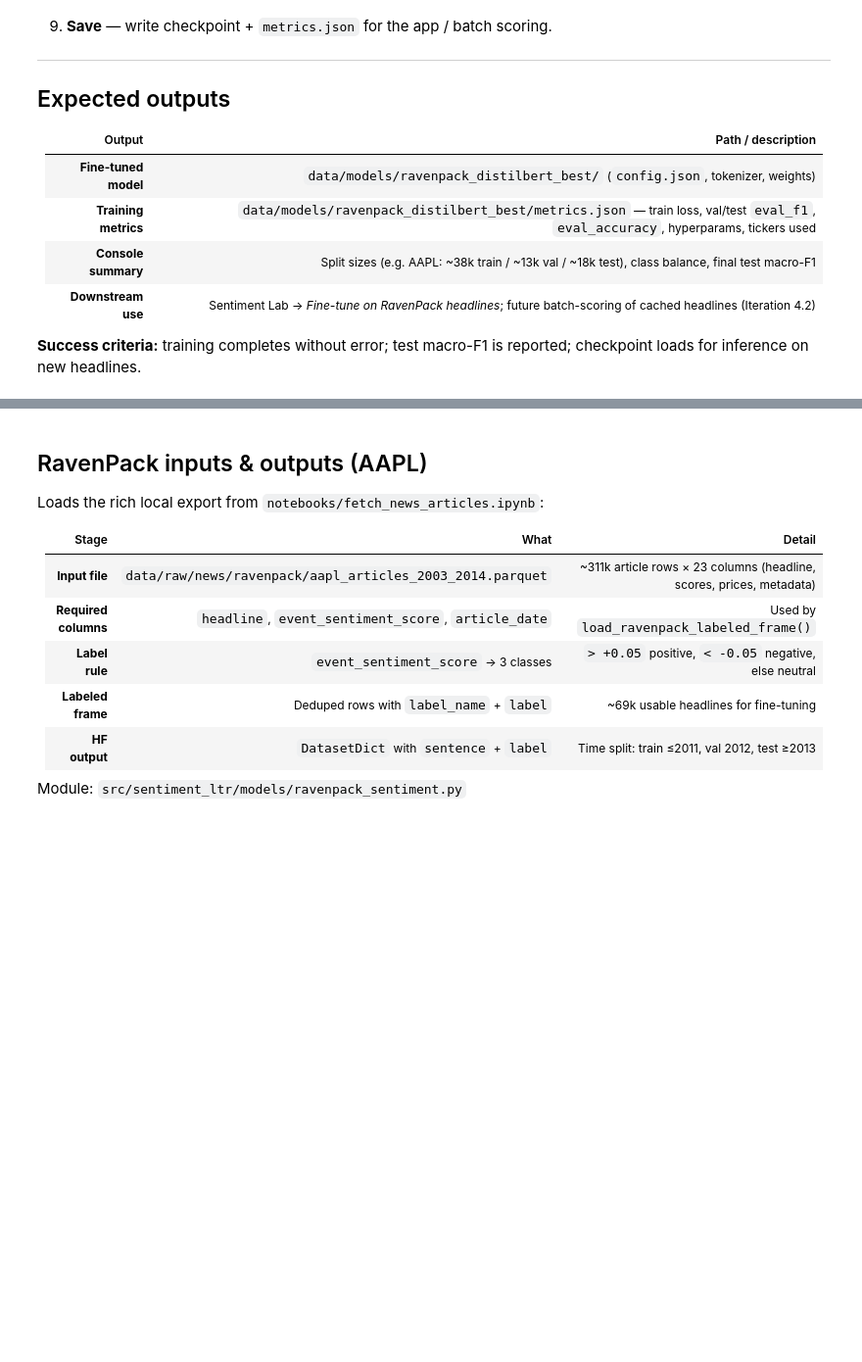
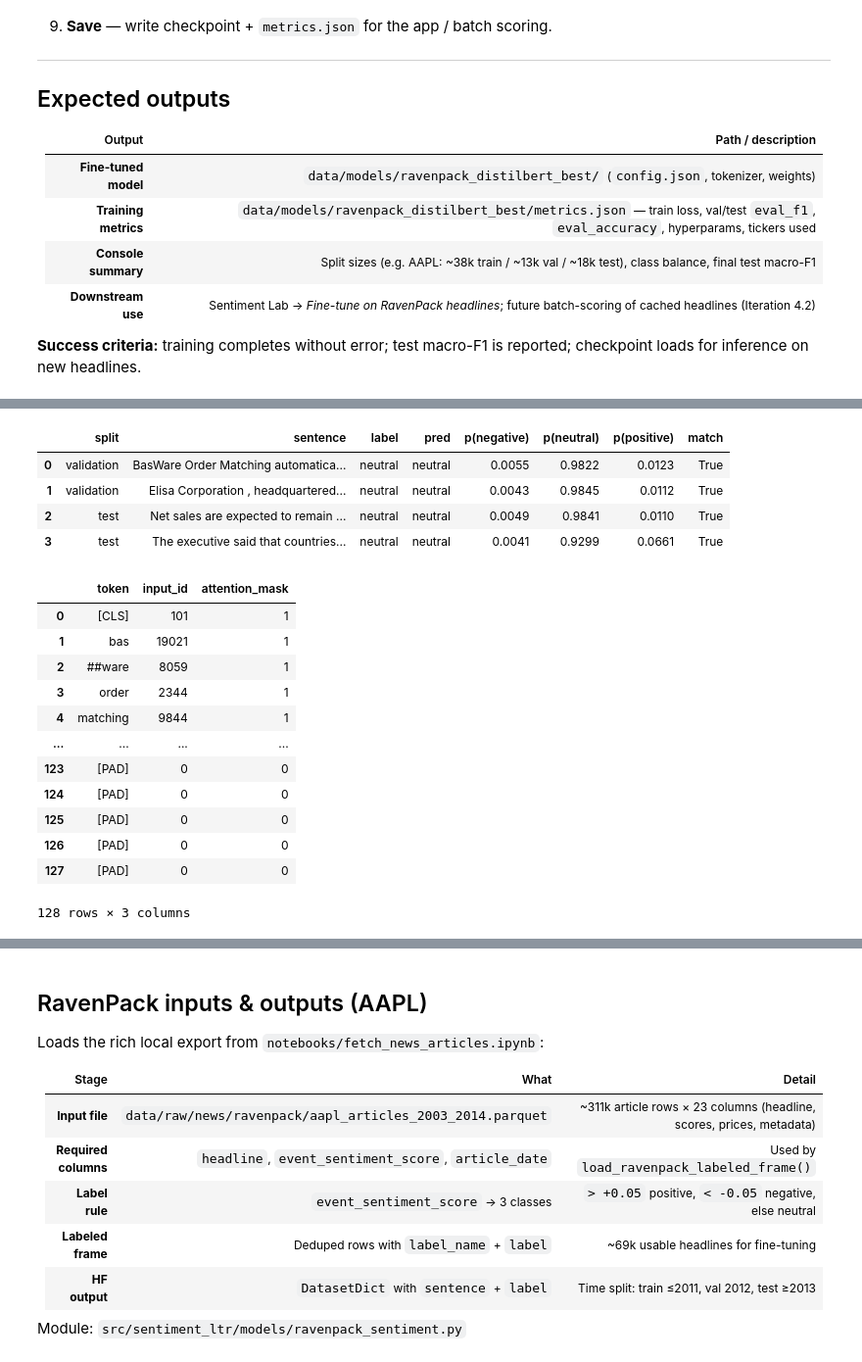
Before and after one commit to armandordorica/sentiment_learn_to_rank_paper, a Jupyter notebook: notebooks/finetune_on_ravenpack.ipynb, the cells around one changed output, grey strips where cells are left out. Shown at 98% size. Drawn from its saved outputs; the diff is of its cells as text; code cells hidden in the pictures; blank space fills up the shorter version.

```diff
--- a/notebooks/finetune_on_ravenpack.ipynb
+++ b/notebooks/finetune_on_ravenpack.ipynb
@@ -245,0 +131,29 @@ print("\n✓ All three id2label maps match — RavenPack labels align with Phras
+# %%
+# ── 2. Sample inferences on PhraseBank validation & test splits ──────────────
+N = 2  # samples per split
+
+sample_results = phrasebank_sample_inference_frame(tokenizer, model, device, n=N)
+display(sample_results)
+
+# ── 3. Training-style tokenization for the first sample sentence ─────────────
+train_max_length = metrics.get("max_length", MAX_LENGTH)
+phrasebank_tokenization_example_frame(tokenizer, sample_results["sentence"].iloc[0], train_max_length)
+# %% [output]
+|  | split | sentence | label | pred | p(negative) | p(neutral) | p(positive) | match |
+| 0 | validation | BasWare Order Matching automatica... | neutral | neutral | 0.0055 | 0.9822 | 0.0123 | True |
+| 1 | validation | Elisa Corporation , headquartered... | neutral | neutral | 0.0043 | 0.9845 | 0.0112 | True |
+| 2 | test | Net sales are expected to remain ... | neutral | neutral | 0.0049 | 0.9841 | 0.0110 | True |
+| 3 | test | The executive said that countries... | neutral | neutral | 0.0041 | 0.9299 | 0.0661 | True |
+|  | token | input_id | attention_mask |
+| 0 | [CLS] | 101 | 1 |
+| 1 | bas | 19021 | 1 |
+| 2 | ##ware | 8059 | 1 |
+| 3 | order | 2344 | 1 |
+| 4 | matching | 9844 | 1 |
+| ... | ... | ... | ... |
+| 123 | [PAD] | 0 | 0 |
+| 124 | [PAD] | 0 | 0 |
+| 125 | [PAD] | 0 | 0 |
+| 126 | [PAD] | 0 | 0 |
+| 127 | [PAD] | 0 | 0 |
+128 rows × 3 columns
```
Also changed, not shown: parts of 25 cells of this notebook, 5 other files.
